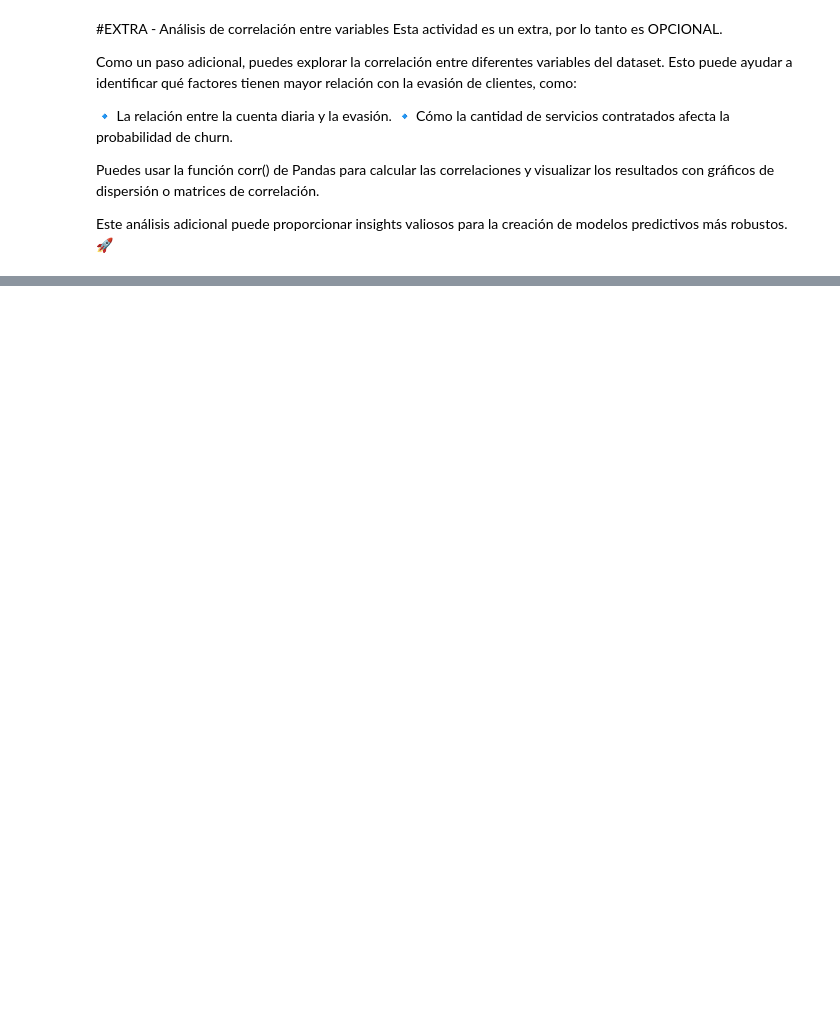
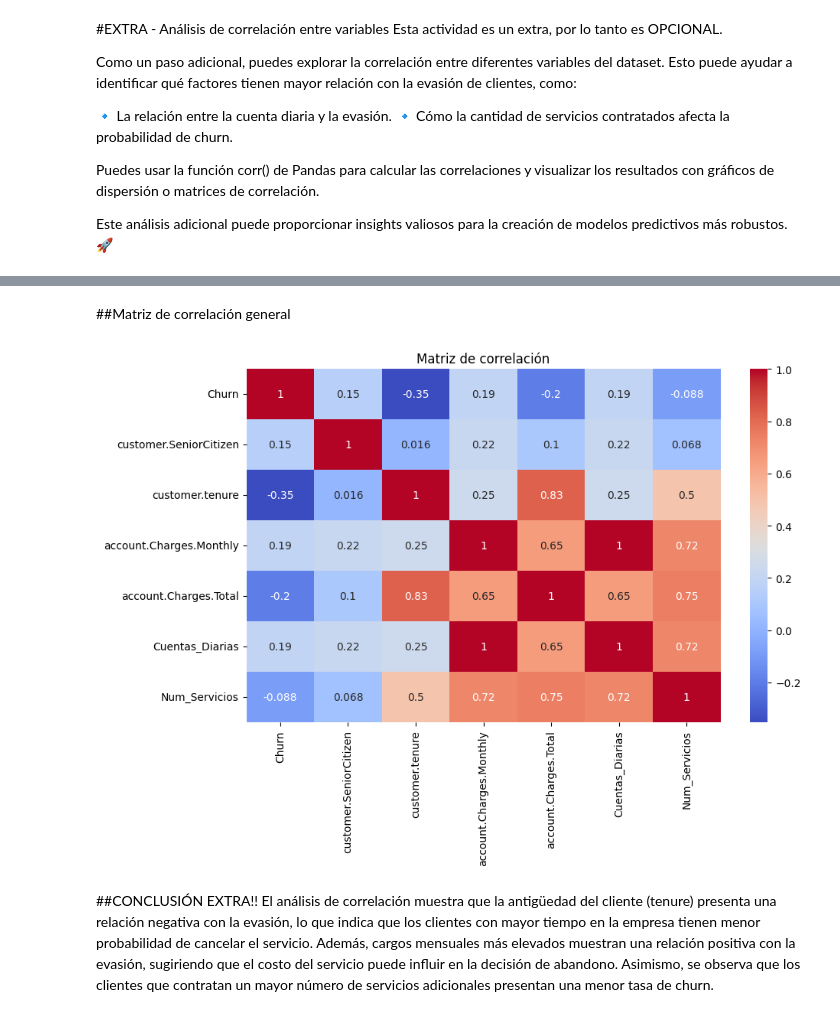
Before and after one commit to Raziedmar/telecomx-latam, a Jupyter notebook: TelecomX_LATAM.ipynb, the cells around one changed output, grey strips where cells are left out. Saved outputs shown, nothing was run; the diff lists cells and outputs as text; code cells hidden in the pictures; blank space fills up the shorter version.

Commit message:
Preliminar con Pedido Extra

```diff
--- a/TelecomX_LATAM.ipynb
+++ b/TelecomX_LATAM.ipynb
@@ -463,0 +522,11 @@ Este análisis adicional puede proporcionar insights valiosos para la creación
+# %%
+servicios = [
+    "internet.OnlineSecurity",
+    "internet.OnlineBackup",
+    "internet.DeviceProtection",
+    "internet.TechSupport",Z
+    "internet.StreamingTV",
+    "internet.StreamingMovies"
+]
+
+df["Num_Servicios"] = df[servicios].apply(lambda x: (x == "Yes").sum(), axis=1)
@@ -463,0 +539,21 @@ Este análisis adicional puede proporcionar insights valiosos para la creación
+# %% [markdown]
+##Matriz de correlación general
+# %%
+corr_matrix = df.corr(numeric_only=True)
+
+plt.figure(figsize=(10,6))
+
+sns.heatmap(
+    corr_matrix,
+    annot=True,
+    cmap="coolwarm"
+)
+
+plt.title("Matriz de correlación")
+
+plt.show()
+# %% [output]
+[figure, added]
+# %% [markdown]
+##CONCLUSIÓN EXTRA!!
+El análisis de correlación muestra que la antigüedad del cliente (tenure) presenta una relación negativa con la evasión, lo que indica que los clientes con mayor tiempo en la empresa tienen menor probabilidad de cancelar el servicio. Además, cargos mensuales más elevados muestran una relación positiva con la evasión, sugiriendo que el costo del servicio puede influir en la decisión de abandono. Asimismo, se observa que los clientes que contratan un mayor número de servicios adicionales presentan una menor tasa de churn.
```
Also changed, not shown: parts of 13 cells of this notebook.
